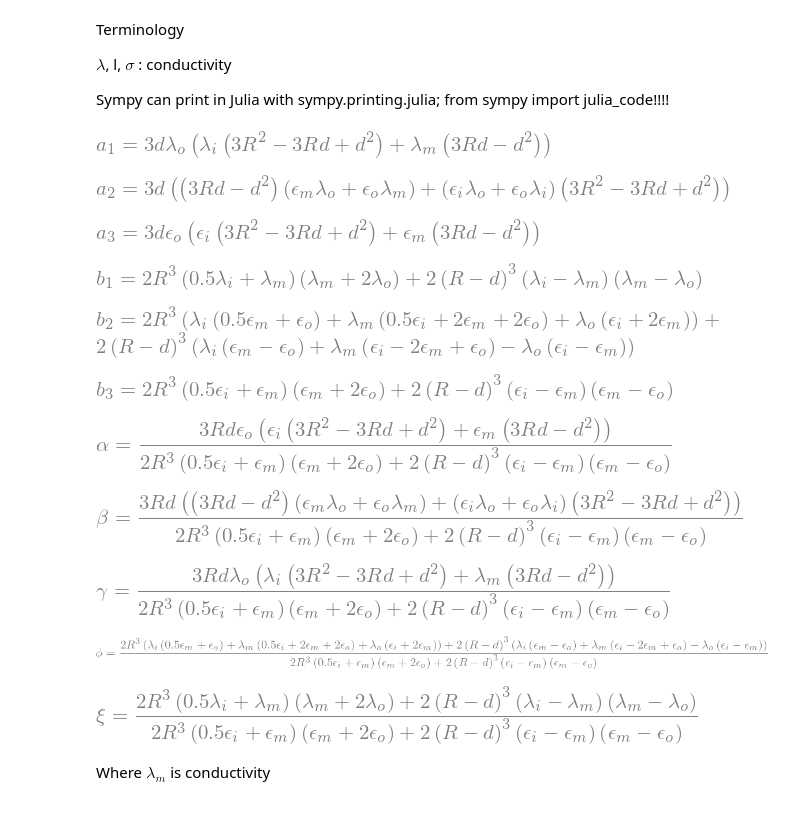
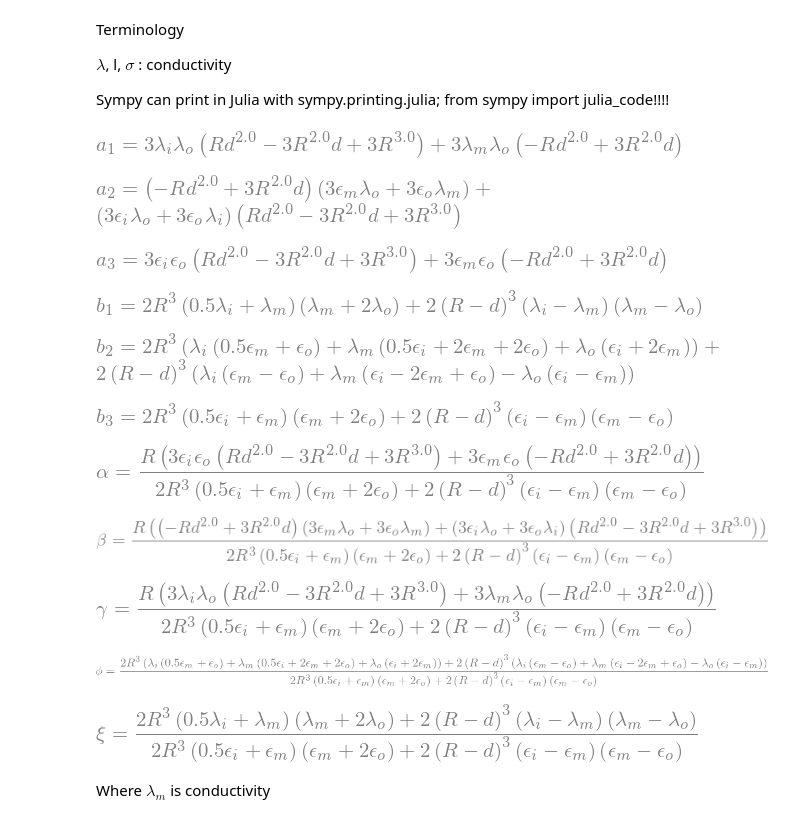
Before and after one commit to 0xDBFB7/transmembrane_potential, a Jupyter notebook: transmembrane_math.ipynb, the cells around one changed output. Saved outputs shown, nothing was run; the diff lists cells and outputs as text; code cells hidden in the pictures.

```diff
--- a/transmembrane_math.ipynb
+++ b/transmembrane_math.ipynb
@@ -82,53 +82,62 @@ R, l_o, l_i, l_m, d, a_1, a_2, a_3, b_1, b_2, b_3 = symbols("R lambda_o lambda_i
 
 #     d = membrane_thickness
 
-sub1, sub2 = symbols('sub1 sub2')
-sub1 = (3 * (R**2) - 3 * d * R + d**2)
-sub2 = (3 * d * R - d**2)
+#sub1 = (3 * (R**2) - 3 * d * R + d**2)
+#sub2 = (3 * d * R - d**2)
 
-a_1 = 3 * d * l_o * ((l_i * (sub1)) + l_m*(sub2)) #eq.9a
-a_2 = 3 * d * ((l_i * e_o + l_o * e_i) * sub1 + (l_m * e_o + l_o * e_m) * sub2)
-a_3 = 3 * d * e_o * (e_i * (sub1) + e_m * sub2)
+#a_1 = 3 * d * l_o * ((l_i * (sub1)) + l_m*(sub2)) #eq.9a
+#a_2 = 3 * d * ((l_i * e_o + l_o * e_i) * sub1 + (l_m * e_o + l_o * e_m) * sub2)
+#a_3 = 3 * d * e_o * (e_i * (sub1) + e_m * sub2)
+
+e_e = e_o # "exterior" vs "outer"
+l_e = l_o
+sub1 = (3*R**3.0 - 3*d*R**2.0 + d**2.0 * R)
+sub2 = (3*d*R**2.0 - d**2.0*R)
+
+a_3 = 3 * e_i * e_e * sub1 + 3 * e_m * e_e * sub2
+a_2 = 3 * (l_i * e_e + l_e * e_i) * sub1 +  \
+                3 * (l_m * e_e + l_e * e_m) * sub2
+a_1 = 3 * l_i * l_e * sub1 + 3 * l_m * l_e * sub2
 
 b_1 = 2 * R**3 * (l_m + 2*l_o) * (l_m + (1/2) * l_i) + 2 * (R-d)**3 * (l_m - l_o) * (l_i - l_m)
 
 b_2 = 2 * R**3 * (l_i * ((1/2) * e_m + e_o) + l_m * ((1/2)*e_i + 2*e_m + 2*e_o) + l_o * (e_i + 2 * e_m)) + (2 * (R - d)**3\
 * (l_i * (e_m - e_o) + l_m * (e_i - 2*e_m + e_o) - l_o * (e_i - e_m))) # is this truly a multiply, or a cross?
 
 
 b_3 = 2 * R**3 * (e_m + 2*e_o) * (e_m + (1/2) * e_i) + 2 * (R-d)**3 * (e_m - e_o) * (e_i - e_m)
 
 
 display(convexp("a_1", a_1))
 display(convexp("a_2", a_2))
 display(convexp("a_3", a_3))
 
 display(convexp("b_1", b_1))
 display(convexp("b_2", b_2))
 display(convexp("b_3", b_3))
 
 alpha = ((R*a_3/b_3))
 beta = ((R*a_2/b_3))
 gamma = ((R*a_1/b_3))
 phi = ((b_2/b_3))
 xi = ((b_1/b_3))
 
 
 display(convexp("alpha", alpha))
 display(convexp("BETA", beta))
 display(convexp("GAMMA", gamma))
 display(convexp("phi", phi))
 display(convexp("xi", xi))
 # %% [output]
-[figure, old version]
+[figure, new version]
-[figure, old version]
+[figure, new version]
-[figure, old version]
+[figure, new version]
 [figure]
 [figure]
 [figure]
-[figure, old version]
+[figure, new version]
-[figure, old version]
+[figure, new version]
-[figure, old version]
+[figure, new version]
 [figure]
 [figure]
 # %% [markdown]
```
Also changed, not shown: parts of 1 cell of this notebook, 5 other files.
